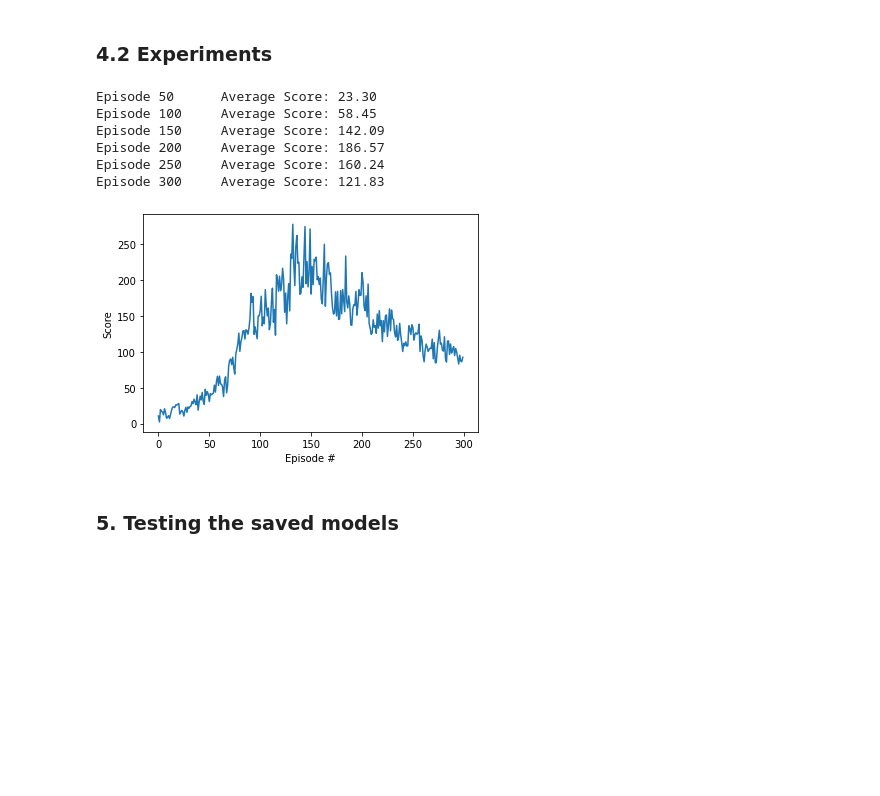
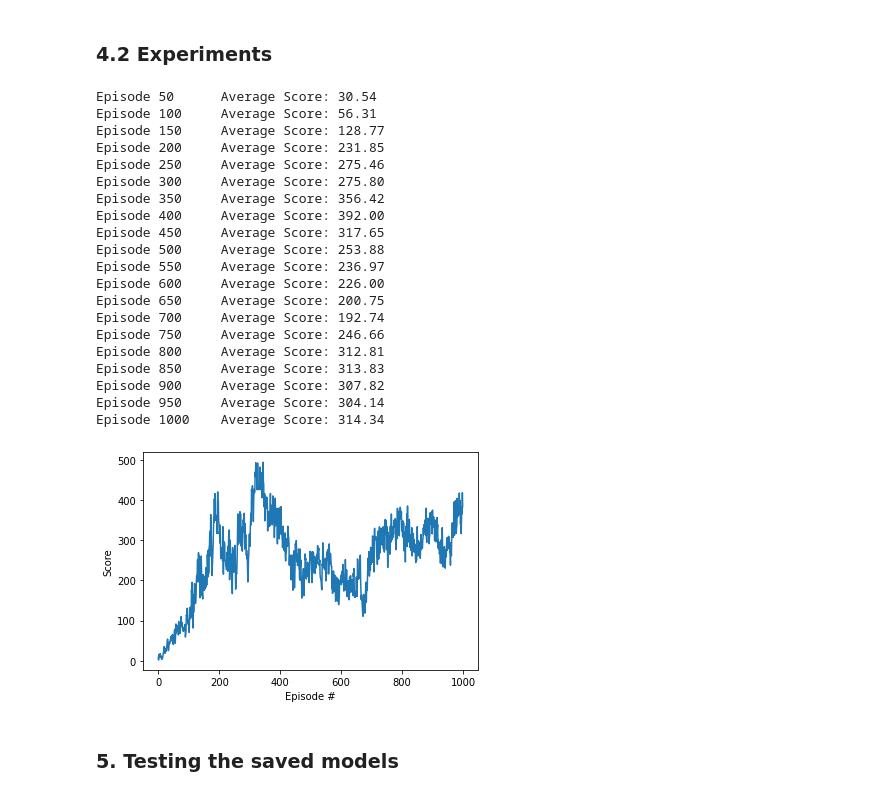
Before and after one commit to guzjdr/p2_continuous_control_DeepRLND, a Jupyter notebook: Continuous_Control.ipynb, the cells around one changed output. Drawn from its saved outputs; the diff is of its cells as text; code cells hidden in the pictures; blank space fills up the shorter version.

Commit message:
EXP3: TD3 Multi-Agent Training and Eval

```diff
--- a/Continuous_Control.ipynb
+++ b/Continuous_Control.ipynb
@@ -152,7 +152,7 @@ def get_env_info(enviroment):
     #pdb.set_trace()
     return state, reward, done
 # %%
-def train_agentTD3(agent, exp_name='EXP0',n_episodes=300, max_t=1000, eps_start=1.0, eps_end=0.01, eps_decay=0.995):
+def train_agentTD3(agent, exp_name='EXP0',n_episodes=1000, max_t=1000, eps_start=1.0, eps_end=0.01, eps_decay=0.995):
     """ Training the TD3 Agent """
     scores = []
     scores_window = deque(maxlen=100)
@@ -195,14 +195,40 @@ plt.plot(np.arange(len(scores)), scores)
 plt.ylabel('Score')
 plt.xlabel('Episode #')
 plt.show()
-# %% [output]
-Episode 50      Average Score: 23.30
-Episode 100     Average Score: 58.45
-Episode 150     Average Score: 142.09
-Episode 200     Average Score: 186.57
-Episode 250     Average Score: 160.24
-Episode 300     Average Score: 121.83
-[figure, removed]
+# %%
+scores = train_agentTD3(agentTD3,exp_name='EXP3')
+
+# plot the scores
+#View Scores
+fig = plt.figure()
+
+ax = fig.add_subplot(111)
+plt.plot(np.arange(len(scores)), scores)
+plt.ylabel('Score')
+plt.xlabel('Episode #')
+plt.show()
+# %% [output]
+Episode 50      Average Score: 30.54
+Episode 100     Average Score: 56.31
+Episode 150     Average Score: 128.77
+Episode 200     Average Score: 231.85
+Episode 250     Average Score: 275.46
+Episode 300     Average Score: 275.80
+Episode 350     Average Score: 356.42
+Episode 400     Average Score: 392.00
+Episode 450     Average Score: 317.65
+Episode 500     Average Score: 253.88
+Episode 550     Average Score: 236.97
+Episode 600     Average Score: 226.00
+Episode 650     Average Score: 200.75
+Episode 700     Average Score: 192.74
+Episode 750     Average Score: 246.66
+Episode 800     Average Score: 312.81
+Episode 850     Average Score: 313.83
+Episode 900     Average Score: 307.82
+Episode 950     Average Score: 304.14
+Episode 1000    Average Score: 314.34
+[figure, added]
 # %% [markdown]
 ### 5. Testing the saved models
 # %%
```
Also changed, not shown: parts of 3 cells of this notebook, 4 other files.
